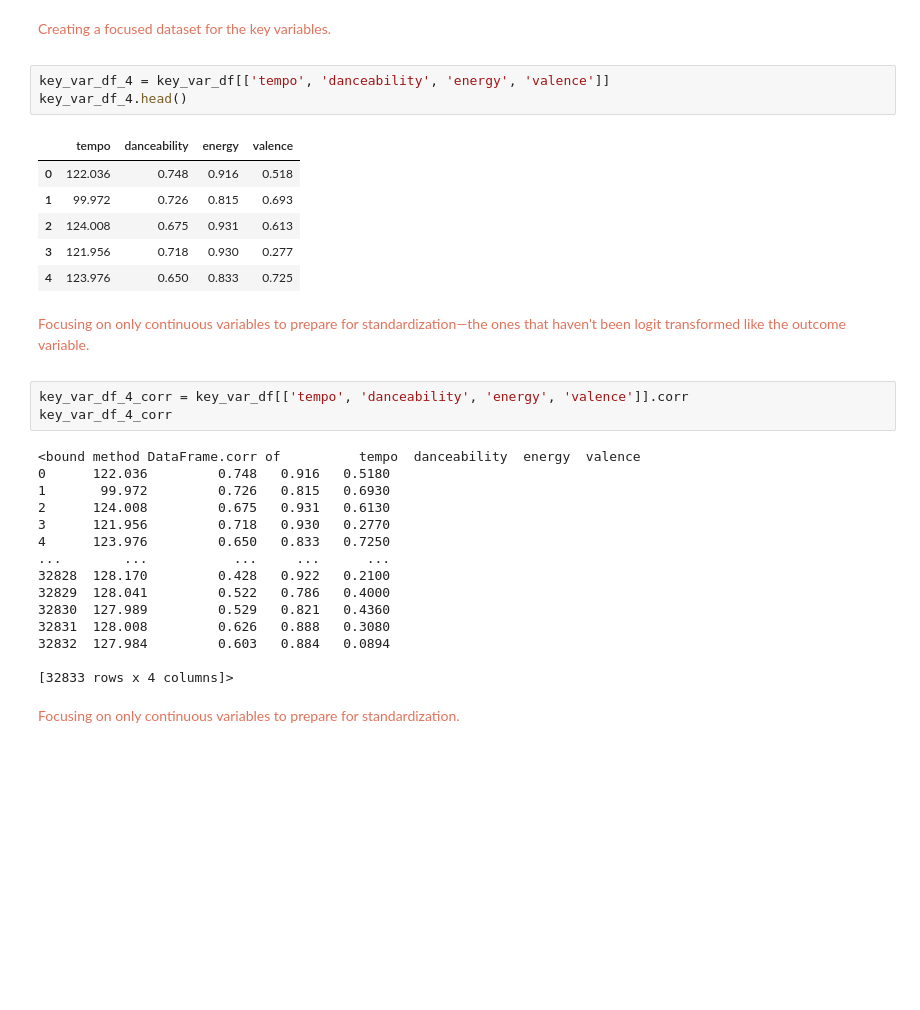
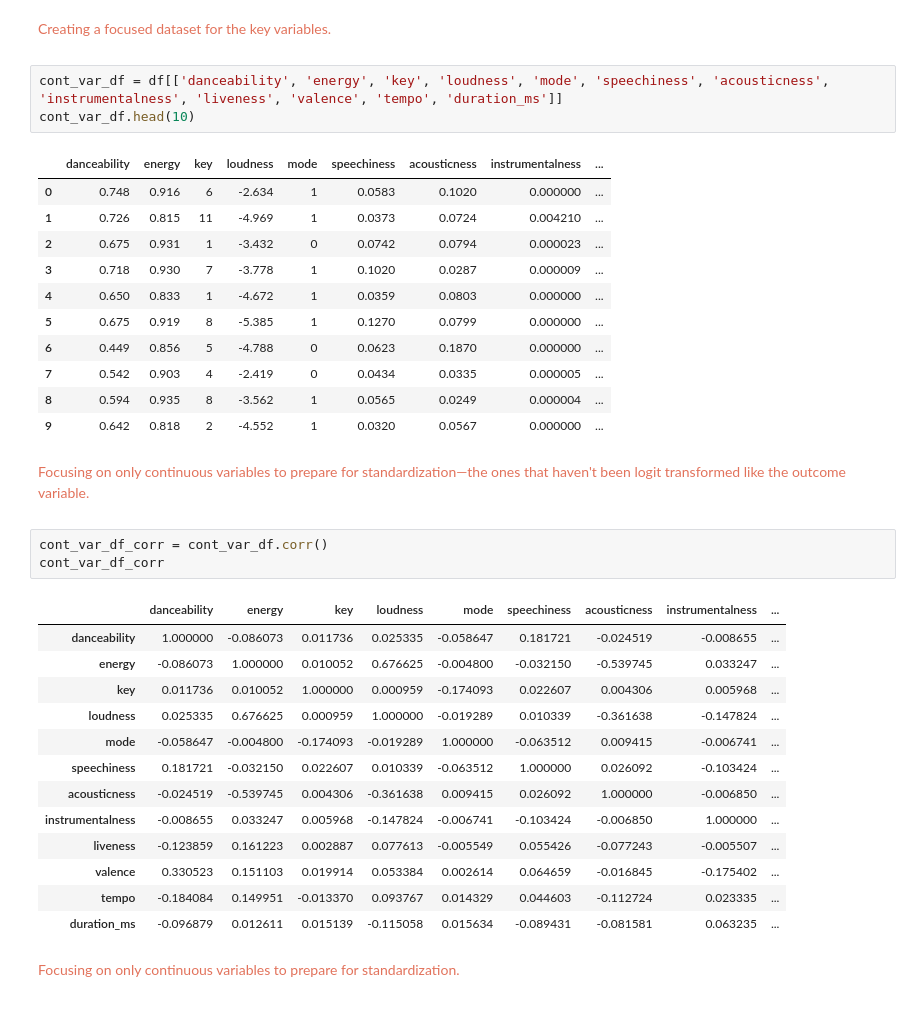
Before and after one commit to awomann/nba-prediction, a Jupyter notebook: Desktop/Coding/Pitt MDS/CMPINF2100/Final/Mann_Ashley_Final_Additonal_EDA.ipynb, the cells around one changed output. Cells and saved outputs as stored; diff of their text form; blank space fills up the shorter version.

```diff
--- a/Desktop/Coding/Pitt MDS/CMPINF2100/Final/Mann_Ashley_Final_Additonal_EDA.ipynb
+++ b/Desktop/Coding/Pitt MDS/CMPINF2100/Final/Mann_Ashley_Final_Additonal_EDA.ipynb
@@ -278,15 +274,20 @@ Creating a focused dataset for the key variables.
 
 </span>
 # %%
-key_var_df_4 = key_var_df[['tempo', 'danceability', 'energy', 'valence']]
-key_var_df_4.head()
+cont_var_df = df[['danceability', 'energy', 'key', 'loudness', 'mode', 'speechiness', 'acousticness', 'instrumentalness', 'liveness', 'valence', 'tempo', 'duration_ms']]
+cont_var_df.head(10)
 # %% [output]
-|  | tempo | danceability | energy | valence |
-| 0 | 122.036 | 0.748 | 0.916 | 0.518 |
-| 1 | 99.972 | 0.726 | 0.815 | 0.693 |
-| 2 | 124.008 | 0.675 | 0.931 | 0.613 |
-| 3 | 121.956 | 0.718 | 0.930 | 0.277 |
-| 4 | 123.976 | 0.650 | 0.833 | 0.725 |
+|  | danceability | energy | key | loudness | mode | speechiness | acousticness | instrumentalness | ... |
+| 0 | 0.748 | 0.916 | 6 | -2.634 | 1 | 0.0583 | 0.1020 | 0.000000 | ... |
+| 1 | 0.726 | 0.815 | 11 | -4.969 | 1 | 0.0373 | 0.0724 | 0.004210 | ... |
+| 2 | 0.675 | 0.931 | 1 | -3.432 | 0 | 0.0742 | 0.0794 | 0.000023 | ... |
+| 3 | 0.718 | 0.930 | 7 | -3.778 | 1 | 0.1020 | 0.0287 | 0.000009 | ... |
+| 4 | 0.650 | 0.833 | 1 | -4.672 | 1 | 0.0359 | 0.0803 | 0.000000 | ... |
+| 5 | 0.675 | 0.919 | 8 | -5.385 | 1 | 0.1270 | 0.0799 | 0.000000 | ... |
+| 6 | 0.449 | 0.856 | 5 | -4.788 | 0 | 0.0623 | 0.1870 | 0.000000 | ... |
+| 7 | 0.542 | 0.903 | 4 | -2.419 | 0 | 0.0434 | 0.0335 | 0.000005 | ... |
+| 8 | 0.594 | 0.935 | 8 | -3.562 | 1 | 0.0565 | 0.0249 | 0.000004 | ... |
+| 9 | 0.642 | 0.818 | 2 | -4.552 | 1 | 0.0320 | 0.0567 | 0.000000 | ... |
 # %% [markdown]
 <span style="color:#E2725B">
 
@@ -294,23 +295,22 @@ Focusing on only continuous variables to prepare for standardization—the ones
 
 </span>
 # %%
-key_var_df_4_corr = key_var_df[['tempo', 'danceability', 'energy', 'valence']].corr
-key_var_df_4_corr
+cont_var_df_corr = cont_var_df.corr()
+cont_var_df_corr
 # %% [output]
-<bound method DataFrame.corr of          tempo  danceability  energy  valence
-0      122.036         0.748   0.916   0.5180
-1       99.972         0.726   0.815   0.6930
-2      124.008         0.675   0.931   0.6130
-3      121.956         0.718   0.930   0.2770
-4      123.976         0.650   0.833   0.7250
-...        ...           ...     ...      ...
-32828  128.170         0.428   0.922   0.2100
-32829  128.041         0.522   0.786   0.4000
-32830  127.989         0.529   0.821   0.4360
-32831  128.008         0.626   0.888   0.3080
-32832  127.984         0.603   0.884   0.0894
-
-[32833 rows x 4 columns]>
+|  | danceability | energy | key | loudness | mode | speechiness | acousticness | instrumentalness | ... |
+| danceability | 1.000000 | -0.086073 | 0.011736 | 0.025335 | -0.058647 | 0.181721 | -0.024519 | -0.008655 | ... |
+| energy | -0.086073 | 1.000000 | 0.010052 | 0.676625 | -0.004800 | -0.032150 | -0.539745 | 0.033247 | ... |
+| key | 0.011736 | 0.010052 | 1.000000 | 0.000959 | -0.174093 | 0.022607 | 0.004306 | 0.005968 | ... |
+| loudness | 0.025335 | 0.676625 | 0.000959 | 1.000000 | -0.019289 | 0.010339 | -0.361638 | -0.147824 | ... |
+| mode | -0.058647 | -0.004800 | -0.174093 | -0.019289 | 1.000000 | -0.063512 | 0.009415 | -0.006741 | ... |
+| speechiness | 0.181721 | -0.032150 | 0.022607 | 0.010339 | -0.063512 | 1.000000 | 0.026092 | -0.103424 | ... |
+| acousticness | -0.024519 | -0.539745 | 0.004306 | -0.361638 | 0.009415 | 0.026092 | 1.000000 | -0.006850 | ... |
+| instrumentalness | -0.008655 | 0.033247 | 0.005968 | -0.147824 | -0.006741 | -0.103424 | -0.006850 | 1.000000 | ... |
+| liveness | -0.123859 | 0.161223 | 0.002887 | 0.077613 | -0.005549 | 0.055426 | -0.077243 | -0.005507 | ... |
+| valence | 0.330523 | 0.151103 | 0.019914 | 0.053384 | 0.002614 | 0.064659 | -0.016845 | -0.175402 | ... |
+| tempo | -0.184084 | 0.149951 | -0.013370 | 0.093767 | 0.014329 | 0.044603 | -0.112724 | 0.023335 | ... |
+| duration_ms | -0.096879 | 0.012611 | 0.015139 | -0.115058 | 0.015634 | -0.089431 | -0.081581 | 0.063235 | ... |
 # %% [markdown]
 <span style="color:#E2725B">
 
```
Also changed, not shown: parts of 12 cells of this notebook, 2 other files.
